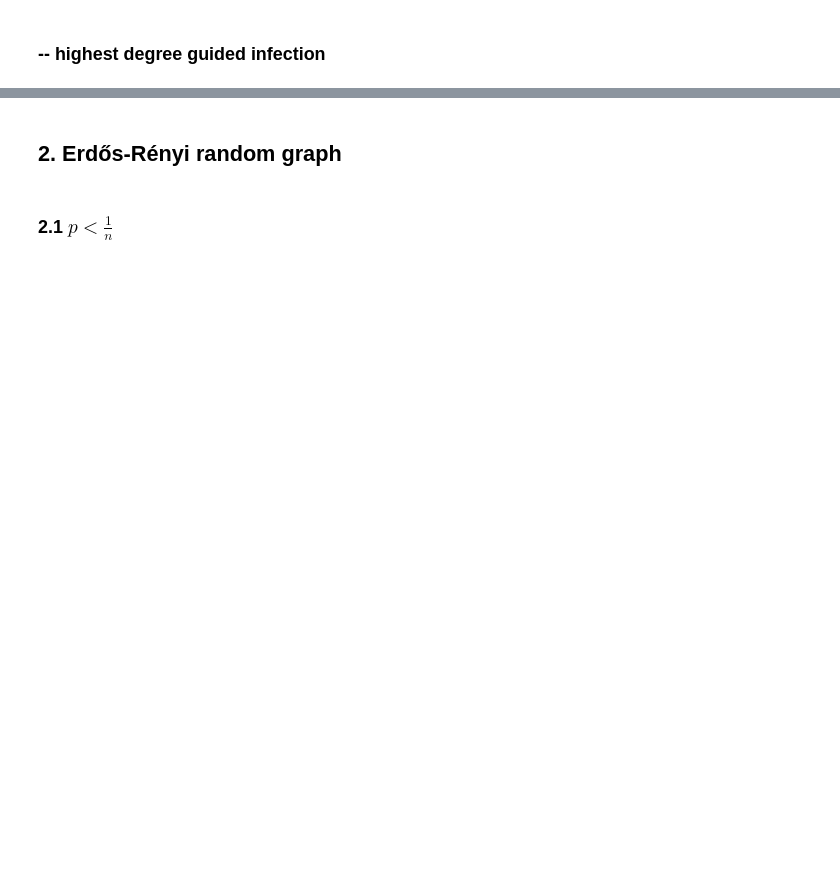
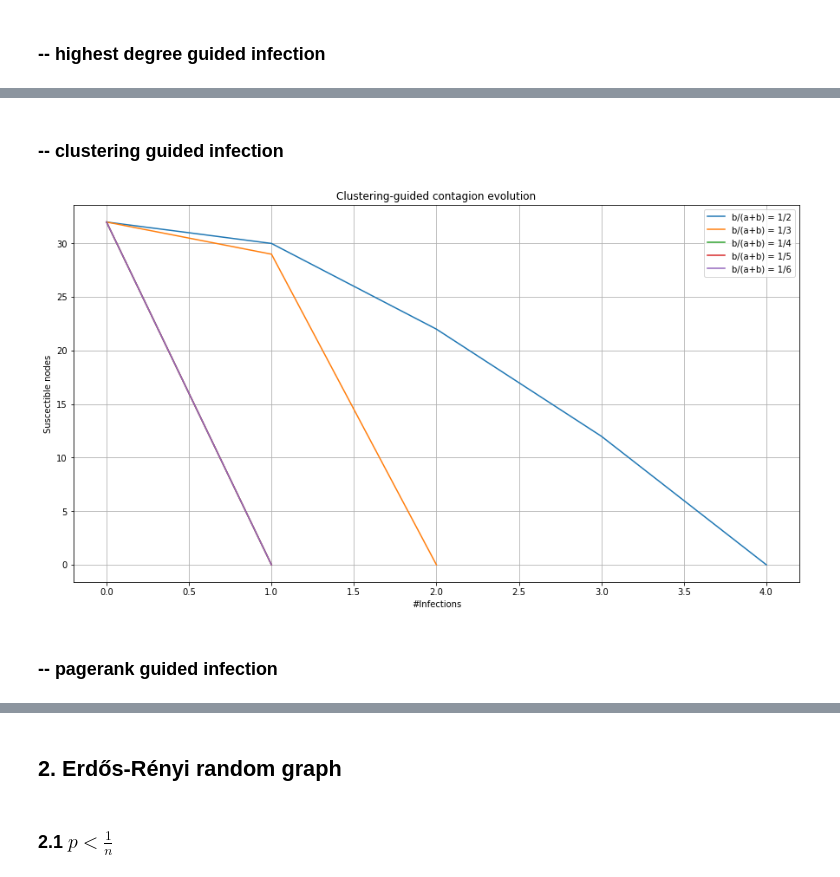
Before and after one commit to cantarinigiorgio/GraphAnalitycs, a Jupyter notebook: lab3/Third assignment.ipynb, the cells around one changed output, grey strips where cells are left out. Cells and saved outputs as stored; diff of their text form; code cells hidden in the pictures; blank space fills up the shorter version.

```diff
--- a/lab3/Third assignment.ipynb
+++ b/lab3/Third assignment.ipynb
@@ -97,7 +97,7 @@ def evaluate_spread(graph, payOffMatrix_dict, toBeInfected, verbose=False):
             suscPerIter[setting][1].append((infct_node,infct_influence))
     return suscPerIter
 
-def plot_distribution(distrDict, title):
+def plot_distribution2(distrDict, title):
     layout = go.Layout(
         title=go.layout.Title(text=title),
         xaxis=go.layout.XAxis(
@@ -126,6 +126,16 @@ def plot_distribution(distrDict, title):
         data.append(trace)
 
     return py.iplot(go.Figure(data=data, layout=layout), filename=title)
+
+def plot_distribution(distrDict, title):
+    plt.figure(figsize=(15,8))
+    plt.title("{} contagion evolution".format(title))
+    plt.grid()
+    plt.xlabel("#Infections")
+    plt.ylabel("Suscectible nodes")
+    for setting, suscList in distrDict.items():
+        plt.plot(suscList[0], label=setting)
+    plt.legend()
 # %% [markdown]
 ### -- Random infection
 # %%
@@ -134,8 +144,13 @@ def random_ranking(graph):
 # %% [markdown]
 ### -- Nodes-measure guided infections
 # %%
-def metric_ranking(metricFunction, graph):
-    return sorted(dict(metricFunction(graph)).items(), key=lambda pair:pair[1], reverse=True)
+def metric_ranking(metricFunction, graph, index=None):
+    if index is None:
+        metricDict = dict(metricFunction(graph))
+    else:
+        metricDict = dict(metricFunction(graph)[index])
+
+    return sorted(metricDict.items(), key=lambda pair:pair[1], reverse=True)
 # %% [markdown]
 ## 0.5 Payoff matrix definition
 # %%
@@ -223,0 +240,2 @@ plot_distribution(deg_eval, "Degree-guided")
+# %% [markdown]
+### -- clustering guided infection
@@ -223,0 +248,6 @@ plot_distribution(deg_eval, "Degree-guided")
+# %%
+plot_distribution(deg_eval, "Clustering-guided")
+# %% [output]
+[figure, added]
+# %% [markdown]
+### -- pagerank guided infection
```
Also changed, not shown: parts of 121 cells of this notebook, 1 other file.
